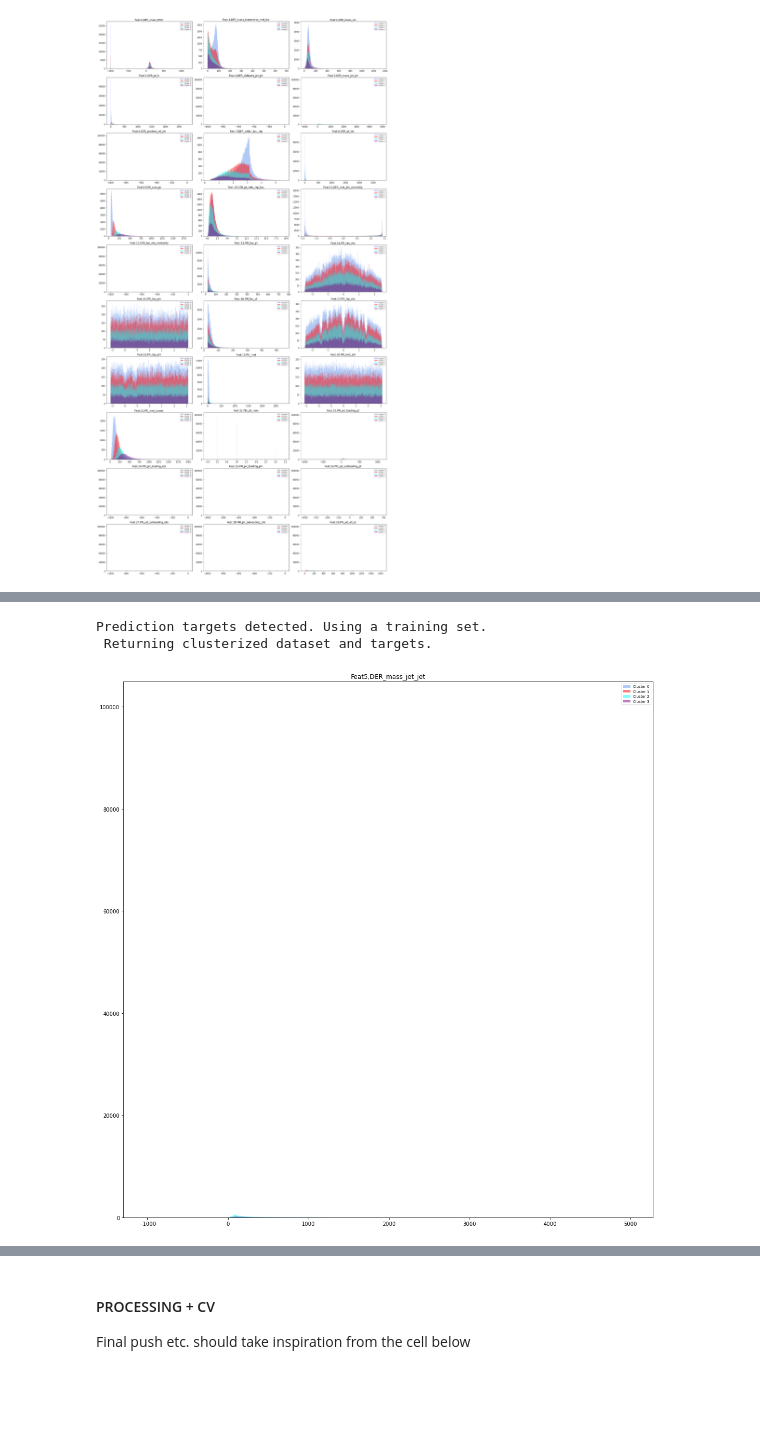
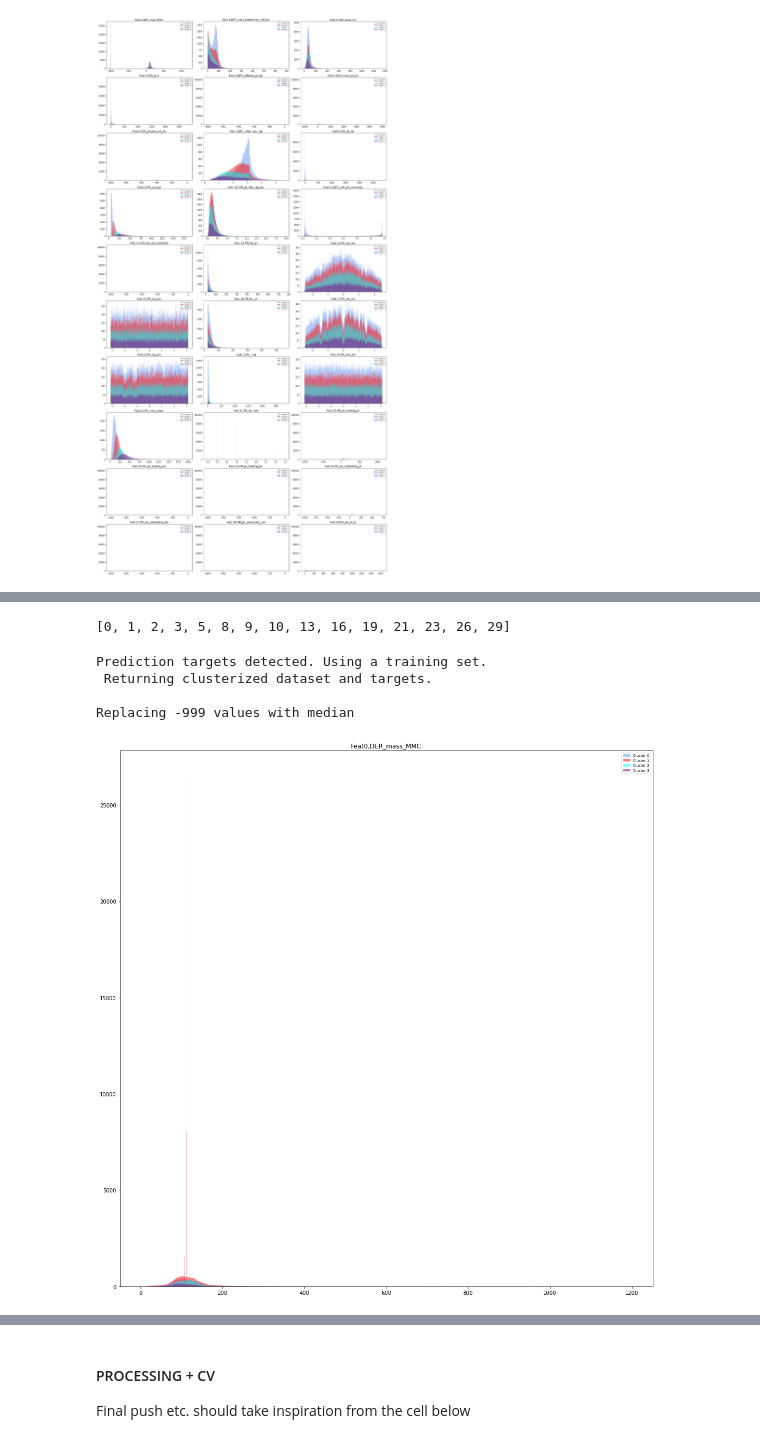
Before and after one commit to richieYT-wan/ML_project1, a Jupyter notebook: scripts/project1_featureselect.ipynb, the cells around one changed output, grey strips where cells are left out. Drawn from its saved outputs; the diff is of its cells as text; code cells hidden in the pictures; blank space fills up the shorter version.

```diff
--- a/scripts/project1_featureselect.ipynb
+++ b/scripts/project1_featureselect.ipynb
@@ -146,0 +152,5 @@ Saving file under ../output/histograms.pdf
+# %%
+x = [map2name.get(key) for key in keys]
+print(x)
+# %% [output]
+[0, 1, 2, 3, 5, 8, 9, 10, 13, 16, 19, 21, 23, 26, 29]
@@ -149,18 +181,22 @@ from proj1_helpers import single_histogram
 # %%
 tx0, y0, tx1, y1, tx2, y2, tx3, y3 = prijetnum_clustering(tx_train,y)
 save = False
 log = False
 xlim = False
 ylim= False
+tx0, tx1, tx2, tx3 = cluster_replace(tx0,tx1,tx2,tx3,f="median")
+#tx0, tx1, tx2, tx3 = takestd(tx0,tx1,tx2,tx3)
 
 if log:
     xlim = False
 bins = 2000
 
 single_histogram(tx0,tx1,tx2,tx3,DATA_TRAIN_PATH,
-                5,bins=bins,save=save,
+                0,bins=bins,save=save,
                  log=log,xlim=xlim,ylim=ylim)
 # %% [output]
 Prediction targets detected. Using a training set.
  Returning clusterized dataset and targets.
+
+Replacing -999 values with median
-[figure, old version]
+[figure, new version]
```
Also changed, not shown: parts of 10 cells of this notebook, 30 other files.
